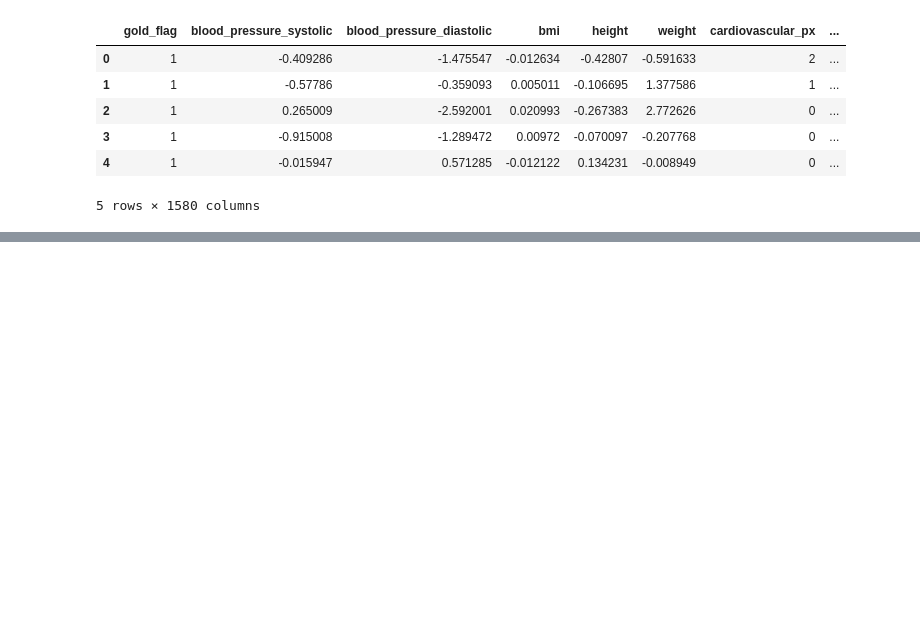
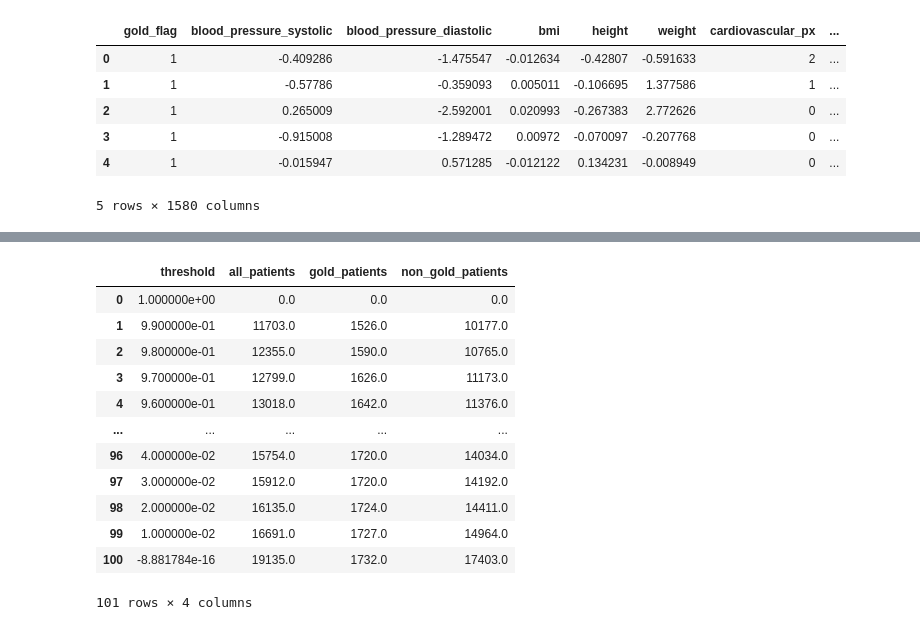
Before and after one commit to johnmelel/MachineLearning1_CT, a Jupyter notebook: MLpipeline.ipynb.ipynb, the cells around one changed output, grey strips where cells are left out. Saved outputs shown, nothing was run; the diff lists cells and outputs as text; code cells hidden in the pictures; blank space fills up the shorter version.

```diff
--- a/MLpipeline.ipynb.ipynb
+++ b/MLpipeline.ipynb.ipynb
@@ -650,0 +656,26 @@ df_patients.head()
+# %%
+# Create a summary dataframe
+summary = pd.DataFrame(columns=['threshold', 'all_patients', 'gold_patients', 'non_gold_patients'])
+
+# Iterate over thresholds from 1.00 to 0.00 with a step of 0.01
+for threshold in np.arange(1.00, -0.01, -0.01):
+    gold_patients = df_patients[(df_patients['gold_flag'] == 1) & (df_patients['prediction_probability'] >= threshold)].shape[0]
+    non_gold_patients = df_patients[(df_patients['gold_flag'] == 0) & (df_patients['prediction_probability'] >= threshold)].shape[0]
+    all_patients = df_patients[(df_patients['prediction_probability'] >= threshold)].shape[0]
+    summary.loc[len(summary)] = [threshold, all_patients, gold_patients, non_gold_patients]
+
+summary
+# %% [output]
+|  | threshold | all_patients | gold_patients | non_gold_patients |
+| 0 | 1.000000e+00 | 0.0 | 0.0 | 0.0 |
+| 1 | 9.900000e-01 | 11703.0 | 1526.0 | 10177.0 |
+| 2 | 9.800000e-01 | 12355.0 | 1590.0 | 10765.0 |
+| 3 | 9.700000e-01 | 12799.0 | 1626.0 | 11173.0 |
+| 4 | 9.600000e-01 | 13018.0 | 1642.0 | 11376.0 |
+| ... | ... | ... | ... | ... |
+| 96 | 4.000000e-02 | 15754.0 | 1720.0 | 14034.0 |
+| 97 | 3.000000e-02 | 15912.0 | 1720.0 | 14192.0 |
+| 98 | 2.000000e-02 | 16135.0 | 1724.0 | 14411.0 |
+| 99 | 1.000000e-02 | 16691.0 | 1727.0 | 14964.0 |
+| 100 | -8.881784e-16 | 19135.0 | 1732.0 | 17403.0 |
+101 rows × 4 columns
```
Also changed, not shown: parts of 12 cells of this notebook, 1 other file.
